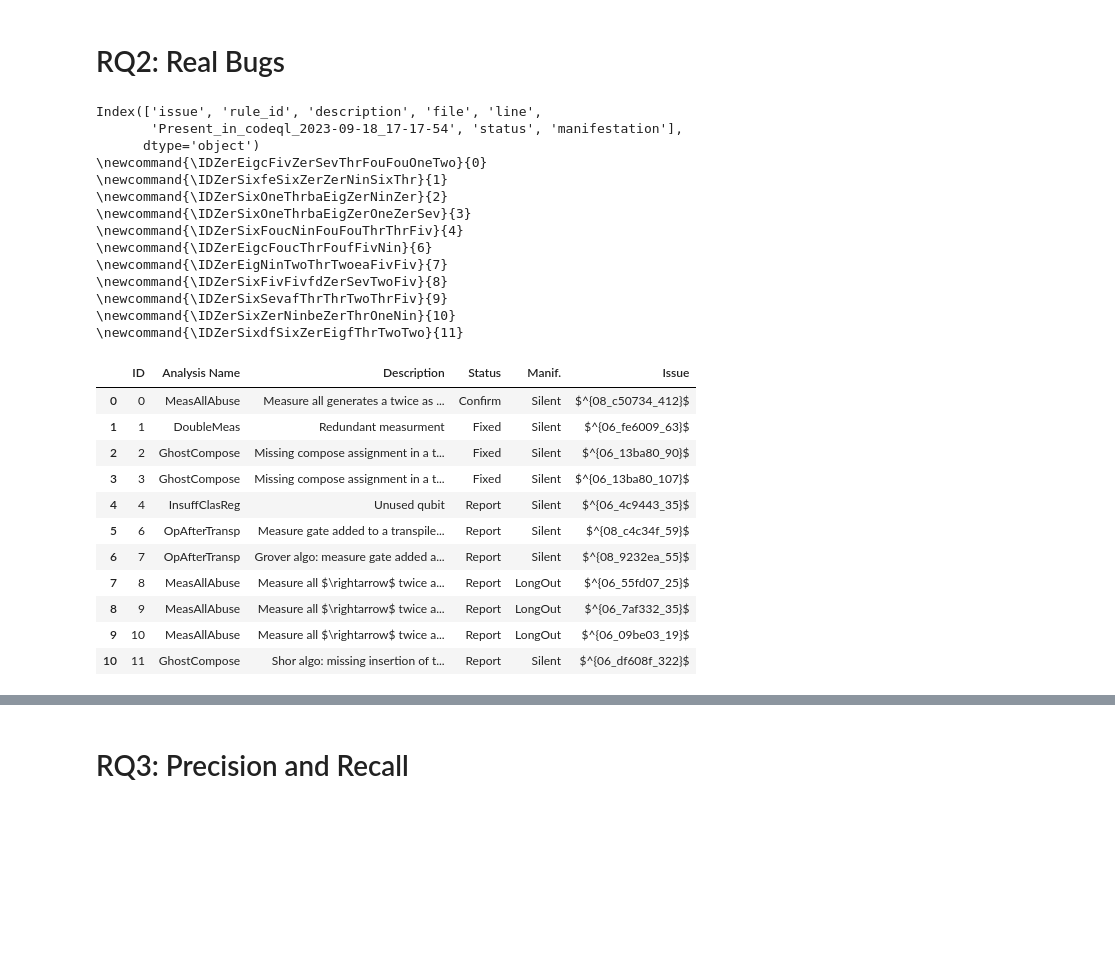
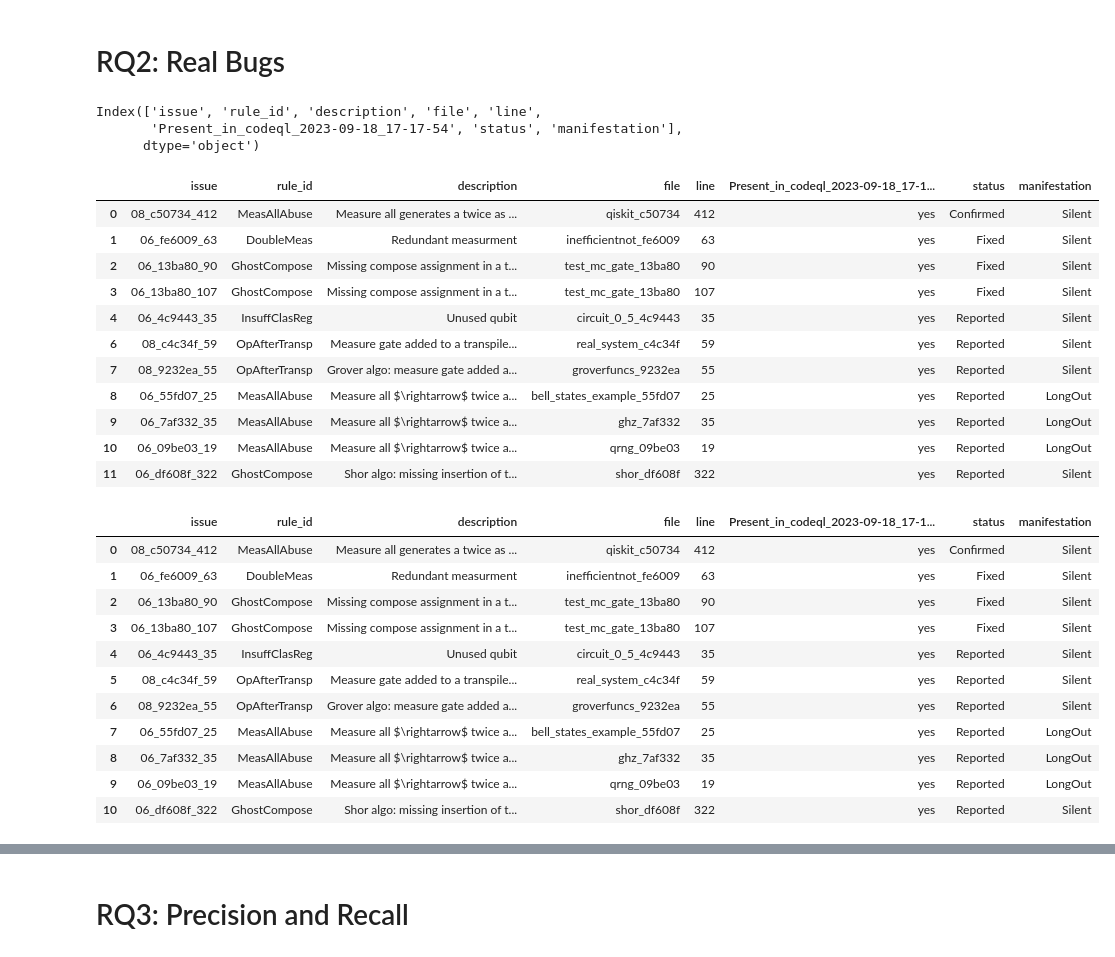
Before and after one commit to sola-st/LintQ, a Jupyter notebook: notebooks/RQs_Reproduce_Analysis_Results_LintQ.ipynb, the cells around one changed output, grey strips where cells are left out. Saved outputs shown, nothing was run; the diff lists cells and outputs as text; code cells hidden in the pictures; blank space fills up the shorter version.

```diff
--- a/notebooks/RQs_Reproduce_Analysis_Results_LintQ.ipynb
+++ b/notebooks/RQs_Reproduce_Analysis_Results_LintQ.ipynb
@@ -894,8 +894,8 @@ df_real_bugs_reported["rule_id"] = df_real_bugs_reported["rule_id"].apply(
 # Confirmed -> Confir
 # Fixed -> Fix
 mapping_status = {
-    "Reported": "Report",
-    "Confirmed": "Confirm",
+    "Reported": "Reported",
+    "Confirmed": "Confirmed",
     "Fixed": 'Fixed'
 }
 df_real_bugs_reported["status"] = df_real_bugs_reported["status"].apply(
@@ -915,9 +915,15 @@ mapping_numbers = {
     "9": "Nin",
     "0": "Zer",
 }
+display(df_real_bugs_reported)
 
-df_real_bugs_reported = df_real_bugs_reported.reset_index(drop=False)
-df_real_bugs_reported.rename(columns={"index": "ID"}, inplace=True)
+df_real_bugs_reported = df_real_bugs_reported.reset_index(drop=True)
+display(df_real_bugs_reported)
+# assign an increasing ID starting from 1
+df_real_bugs_reported["ID"] = df_real_bugs_reported.index + 1
+
+
+
 for i, row in df_real_bugs_reported.iterrows():
     msg = row["issue"]
     # remove underscores
@@ -932,7 +938,7 @@ for i, row in df_real_bugs_reported.iterrows():
 
 # Keep only relevant columns columns
 df_real_bugs_reported = df_real_bugs_reported[
-    ["ID", "rule_id", "description", "status", "manifestation", "issue"]
+    ["ID", "rule_id", "description", "manifestation", "issue", "status"]
 ]
 
 # convert issue number in apex
@@ -941,55 +947,61 @@ df_real_bugs_reported["issue"] = df_real_bugs_reported["issue"].apply(
 )
 
 # rename columns
 # rule_id > Analysis Name
 # description > Description
 # status -> Status
 # manifestation -> Manif.
 df_real_bugs_reported.rename(
     columns={
-        "rule_id": LINTQ_CHECKER_TERM + " Name",
+        "rule_id": LINTQ_CHECKER_TERM,
         "description": "Description",
         "status": "Status",
         "manifestation": "Manif.",
         "issue": "Issue"
     }, inplace=True
 )
 
+display(df_real_bugs_reported)
+
+# drop Issue
+df_real_bugs_reported.drop(columns=["Issue"], inplace=True)
 
 display(df_real_bugs_reported)
 
 # export to latex
 table = df_real_bugs_reported.to_latex(
-    index=False, column_format="p{0.1cm}p{2cm}p{6.2cm}p{0.8cm}p{0.8cm}p{1.4cm}")
+    # index=False, column_format="p{0.1cm}p{2cm}p{6.2cm}p{0.8cm}p{0.8cm}p{1.4cm}")
+    index=False, column_format="@{}rllll@{}")
 # escape %
 table = table.replace("%", "\\%")
 table = table.replace("_", "\_")
 
 print(table)
 # %% [output]
 Index(['issue', 'rule_id', 'description', 'file', 'line',
        'Present_in_codeql_2023-09-18_17-17-54', 'status', 'manifestation'],
       dtype='object')
-\newcommand{\IDZerEigcFivZerSevThrFouFouOneTwo}{0}
-\newcommand{\IDZerSixfeSixZerZerNinSixThr}{1}
-\newcommand{\IDZerSixOneThrbaEigZerNinZer}{2}
-\newcommand{\IDZerSixOneThrbaEigZerOneZerSev}{3}
-\newcommand{\IDZerSixFoucNinFouFouThrThrFiv}{4}
-\newcommand{\IDZerEigcFoucThrFoufFivNin}{6}
-\newcommand{\IDZerEigNinTwoThrTwoeaFivFiv}{7}
-\newcommand{\IDZerSixFivFivfdZerSevTwoFiv}{8}
-\newcommand{\IDZerSixSevafThrThrTwoThrFiv}{9}
-\newcommand{\IDZerSixZerNinbeZerThrOneNin}{10}
-\newcommand{\IDZerSixdfSixZerEigfThrTwoTwo}{11}
-|  | ID | Analysis Name | Description | Status | Manif. | Issue |
-| 0 | 0 | MeasAllAbuse | Measure all generates a twice as ... | Confirm | Silent | $^{08_c50734_412}$ |
-| 1 | 1 | DoubleMeas | Redundant measurment | Fixed | Silent | $^{06_fe6009_63}$ |
-| 2 | 2 | GhostCompose | Missing compose assignment in a t... | Fixed | Silent | $^{06_13ba80_90}$ |
-| 3 | 3 | GhostCompose | Missing compose assignment in a t... | Fixed | Silent | $^{06_13ba80_107}$ |
-| 4 | 4 | InsuffClasReg | Unused qubit | Report | Silent | $^{06_4c9443_35}$ |
-| 5 | 6 | OpAfterTransp | Measure gate added to a transpile... | Report | Silent | $^{08_c4c34f_59}$ |
-| 6 | 7 | OpAfterTransp | Grover algo: measure gate added a... | Report | Silent | $^{08_9232ea_55}$ |
-| 7 | 8 | MeasAllAbuse | Measure all $\rightarrow$ twice a... | Report | LongOut | $^{06_55fd07_25}$ |
-| 8 | 9 | MeasAllAbuse | Measure all $\rightarrow$ twice a... | Report | LongOut | $^{06_7af332_35}$ |
-| 9 | 10 | MeasAllAbuse | Measure all $\rightarrow$ twice a... | Report | LongOut | $^{06_09be03_19}$ |
-| 10 | 11 | GhostCompose | Shor algo: missing insertion of t... | Report | Silent | $^{06_df608f_322}$ |
+|  | issue | rule_id | description | file | line | Present_in_codeql_2023-09-18_17-1... | status | manifestation |
+| 0 | 08_c50734_412 | MeasAllAbuse | Measure all generates a twice as ... | qiskit_c50734 | 412 | yes | Confirmed | Silent |
+| 1 | 06_fe6009_63 | DoubleMeas | Redundant measurment | inefficientnot_fe6009 | 63 | yes | Fixed | Silent |
+| 2 | 06_13ba80_90 | GhostCompose | Missing compose assignment in a t... | test_mc_gate_13ba80 | 90 | yes | Fixed | Silent |
+| 3 | 06_13ba80_107 | GhostCompose | Missing compose assignment in a t... | test_mc_gate_13ba80 | 107 | yes | Fixed | Silent |
+| 4 | 06_4c9443_35 | InsuffClasReg | Unused qubit | circuit_0_5_4c9443 | 35 | yes | Reported | Silent |
+| 6 | 08_c4c34f_59 | OpAfterTransp | Measure gate added to a transpile... | real_system_c4c34f | 59 | yes | Reported | Silent |
+| 7 | 08_9232ea_55 | OpAfterTransp | Grover algo: measure gate added a... | groverfuncs_9232ea | 55 | yes | Reported | Silent |
+| 8 | 06_55fd07_25 | MeasAllAbuse | Measure all $\rightarrow$ twice a... | bell_states_example_55fd07 | 25 | yes | Reported | LongOut |
+| 9 | 06_7af332_35 | MeasAllAbuse | Measure all $\rightarrow$ twice a... | ghz_7af332 | 35 | yes | Reported | LongOut |
+| 10 | 06_09be03_19 | MeasAllAbuse | Measure all $\rightarrow$ twice a... | qrng_09be03 | 19 | yes | Reported | LongOut |
+| 11 | 06_df608f_322 | GhostCompose | Shor algo: missing insertion of t... | shor_df608f | 322 | yes | Reported | Silent |
+|  | issue | rule_id | description | file | line | Present_in_codeql_2023-09-18_17-1... | status | manifestation |
+| 0 | 08_c50734_412 | MeasAllAbuse | Measure all generates a twice as ... | qiskit_c50734 | 412 | yes | Confirmed | Silent |
+| 1 | 06_fe6009_63 | DoubleMeas | Redundant measurment | inefficientnot_fe6009 | 63 | yes | Fixed | Silent |
+| 2 | 06_13ba80_90 | GhostCompose | Missing compose assignment in a t... | test_mc_gate_13ba80 | 90 | yes | Fixed | Silent |
+| 3 | 06_13ba80_107 | GhostCompose | Missing compose assignment in a t... | test_mc_gate_13ba80 | 107 | yes | Fixed | Silent |
+| 4 | 06_4c9443_35 | InsuffClasReg | Unused qubit | circuit_0_5_4c9443 | 35 | yes | Reported | Silent |
+| 5 | 08_c4c34f_59 | OpAfterTransp | Measure gate added to a transpile... | real_system_c4c34f | 59 | yes | Reported | Silent |
+| 6 | 08_9232ea_55 | OpAfterTransp | Grover algo: measure gate added a... | groverfuncs_9232ea | 55 | yes | Reported | Silent |
+| 7 | 06_55fd07_25 | MeasAllAbuse | Measure all $\rightarrow$ twice a... | bell_states_example_55fd07 | 25 | yes | Reported | LongOut |
+| 8 | 06_7af332_35 | MeasAllAbuse | Measure all $\rightarrow$ twice a... | ghz_7af332 | 35 | yes | Reported | LongOut |
+| 9 | 06_09be03_19 | MeasAllAbuse | Measure all $\rightarrow$ twice a... | qrng_09be03 | 19 | yes | Reported | LongOut |
+| 10 | 06_df608f_322 | GhostCompose | Shor algo: missing insertion of t... | shor_df608f | 322 | yes | Reported | Silent |
```
Also changed, not shown: parts of 3 cells of this notebook, 3 other files.
